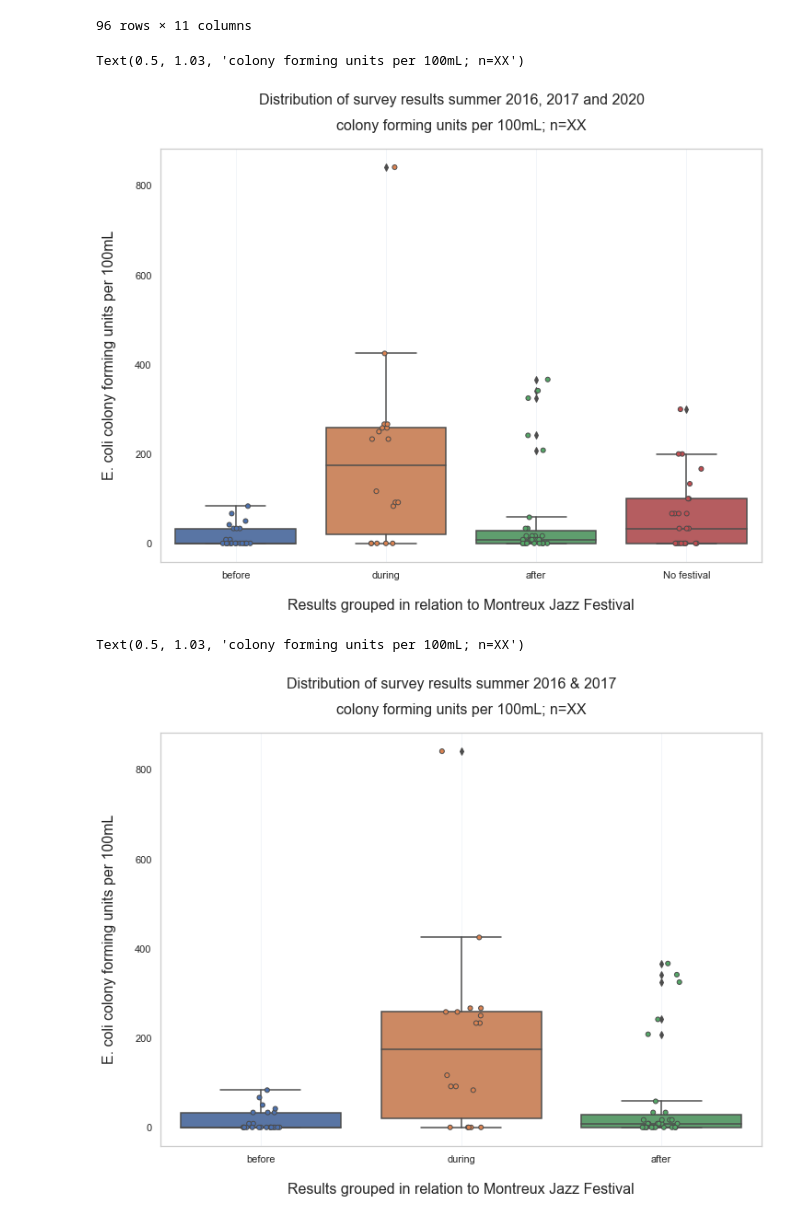
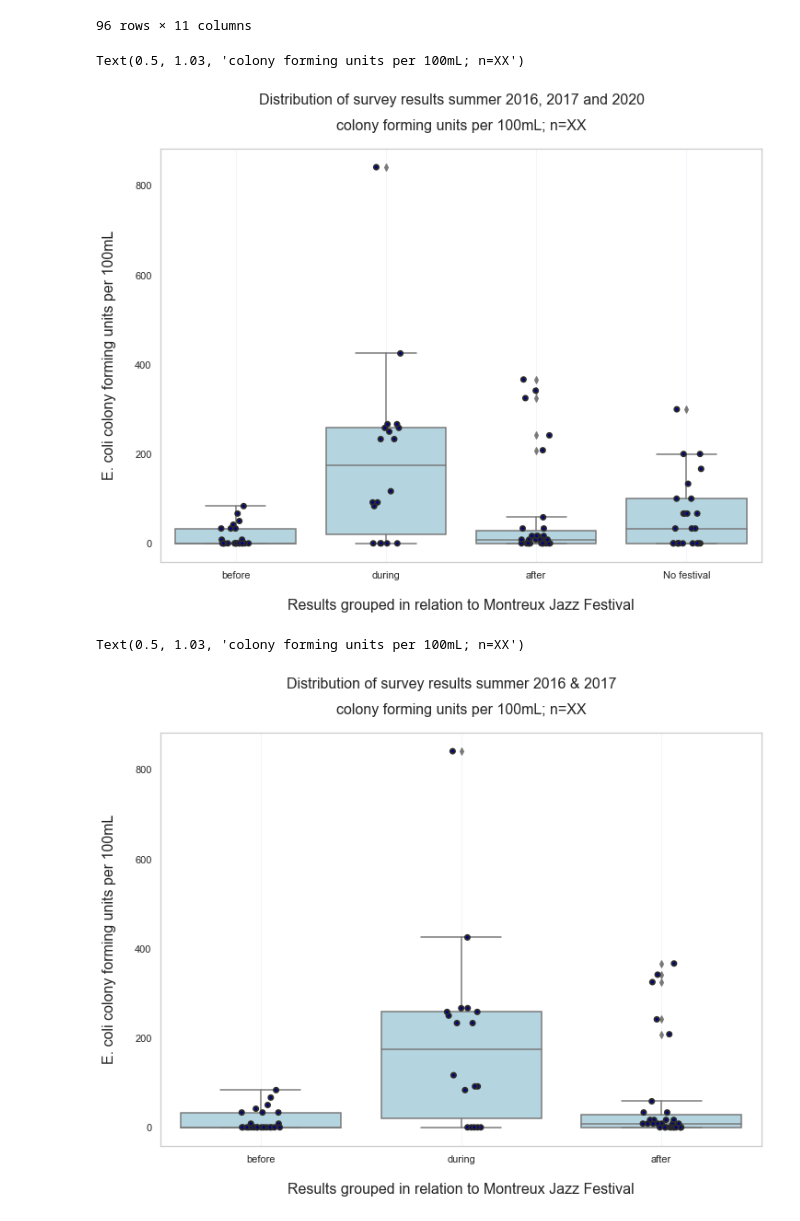
Before and after one commit to Hackuarium/montreux-water-quality, a Jupyter notebook: 2-plots.ipynb, the cells around one changed output. Saved outputs shown, nothing was run; the diff lists cells and outputs as text; code cells hidden in the pictures.

```diff
--- a/2-plots.ipynb
+++ b/2-plots.ipynb
@@ -272,23 +288,32 @@ barplot
 | 71 | 2020-08-06 | VNX | No festival | 7890.741935 | 20 | 1.8 | 3966.666667 | 8 | 2020-08-06 | 66.666667 | Bioindicator 20 |
 96 rows × 11 columns
 # %%
+data = barplot
+x = "festival"
+y = "cfu"
+order= ['before', 'during', 'after', 'No festival']
 
-#ax = sns.barplot(x="festival", y="cfu", data=barplot, ci='sd', capsize=.2)
-ax = sns.boxplot(x="festival", y="cfu", data=barplot)
-sns.stripplot(ax=ax, x="festival", y="cfu", data=barplot, alpha=1, linewidth=1)
+
+ax = sns.boxplot(x=x, y=y, data=data, order=order, color='lightblue')
+sns.stripplot(ax=ax, x=x, y=y, data=data, alpha=1, linewidth=2, order=order, color='darkblue')
 
 ax.xaxis.grid(which="major", color='b', linewidth=0.7, alpha=0.1)
 ax.set_xlabel("Results grouped in relation to Montreux Jazz Festival", size=16, labelpad=20)
 ax.set_ylabel("E. coli colony forming units per 100mL", size=16, labelpad=20)
 plt.suptitle("Distribution of survey results summer 2016, 2017 and 2020" , fontsize=16, family='sans')
 plt.title("colony forming units per 100mL; n=XX", fontsize=16, family='sans', y=1.03)
 # %% [output]
 Text(0.5, 1.03, 'colony forming units per 100mL; n=XX')
-[figure, old version]
+[figure, new version]
 # %%
-#ax = sns.barplot(x="festival", y="cfu", data=barplot, ci='sd', capsize=.2)
-ax = sns.boxplot(x="festival", y="cfu", data=barplot.query('year != 20'))
-sns.stripplot(ax=ax, x="festival", y="cfu", data=barplot.query('year != 20'), alpha=1, linewidth=1)
+data = barplot.query('year != 20')
+x = "festival"
+y = "cfu"
+order= ['before', 'during', 'after']
+
+
+ax = sns.boxplot(x=x, y=y, data=data, order=order, color='lightblue')
+sns.stripplot(ax=ax, x=x, y=y, data=data, alpha=1, linewidth=2, order=order, color='darkblue')
 
 ax.xaxis.grid(which="major", color='b', linewidth=0.7, alpha=0.1)
 ax.set_xlabel("Results grouped in relation to Montreux Jazz Festival", size=16, labelpad=20)
@@ -297,4 +322,4 @@ plt.suptitle("Distribution of survey results summer 2016 & 2017" , fontsize=16,
 plt.title("colony forming units per 100mL; n=XX", fontsize=16, family='sans', y=1.03)
 # %% [output]
 Text(0.5, 1.03, 'colony forming units per 100mL; n=XX')
-[figure, old version]
+[figure, new version]
```
Also changed, not shown: parts of 16 cells of this notebook, 10 other files.
